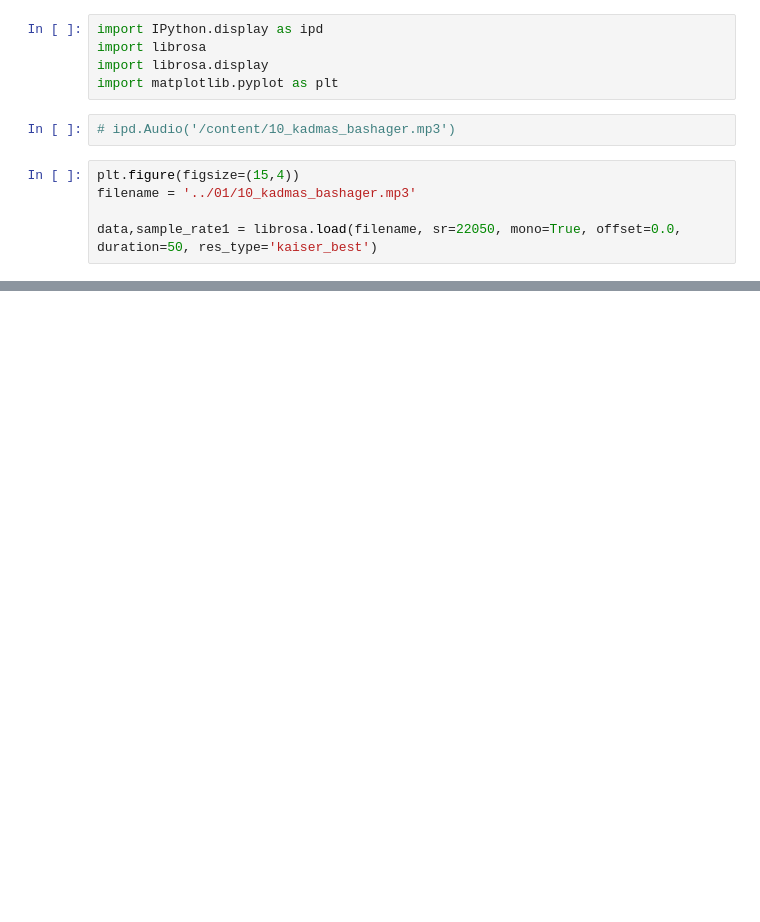
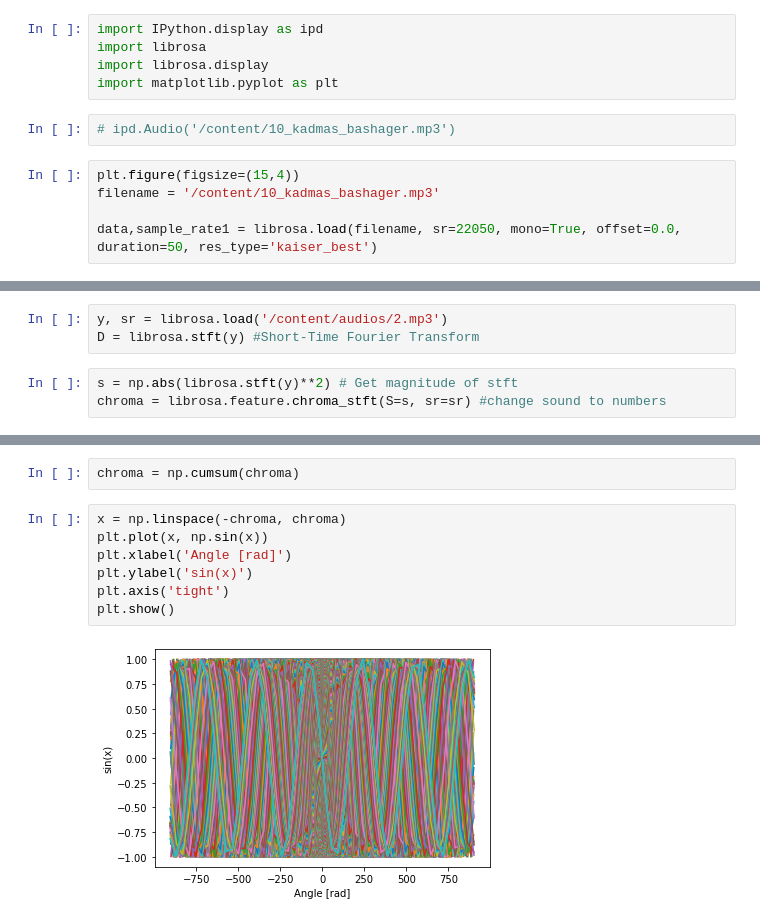
Before and after one commit to iyu-a/AmharicTTSCorpus, a Jupyter notebook: dataViz/AmharicSpeechCorpus_dataviz.ipynb, the cells around one changed output, grey strips where cells are left out. Cells and saved outputs as stored; diff of their text form; blank space fills up the shorter version.

```diff
--- a/dataViz/AmharicSpeechCorpus_dataviz.ipynb
+++ b/dataViz/AmharicSpeechCorpus_dataviz.ipynb
@@ -124,6 +135,6 @@ import matplotlib.pyplot as plt
 # ipd.Audio('/content/10_kadmas_bashager.mp3')
 # %%
 plt.figure(figsize=(15,4))
-filename = '../01/10_kadmas_bashager.mp3'
+filename = '/content/10_kadmas_bashager.mp3'
 
 data,sample_rate1 = librosa.load(filename, sr=22050, mono=True, offset=0.0, duration=50, res_type='kaiser_best')
@@ -129,0 +147,6 @@ data,sample_rate1 = librosa.load(filename, sr=22050, mono=True, offset=0.0, dura
+# %%
+y, sr = librosa.load('/content/audios/2.mp3')
+D = librosa.stft(y) #Short-Time Fourier Transform
+# %%
+s = np.abs(librosa.stft(y)**2) # Get magnitude of stft
+chroma = librosa.feature.chroma_stft(S=s, sr=sr) #change sound to numbers
@@ -129,0 +169,11 @@ data,sample_rate1 = librosa.load(filename, sr=22050, mono=True, offset=0.0, dura
+# %%
+chroma = np.cumsum(chroma)
+# %%
+x = np.linspace(-chroma, chroma)
+plt.plot(x, np.sin(x))
+plt.xlabel('Angle [rad]')
+plt.ylabel('sin(x)')
+plt.axis('tight')
+plt.show()
+# %% [output]
+[figure, added]
```
Also changed, not shown: parts of 25 cells of this notebook, 1 other file.
